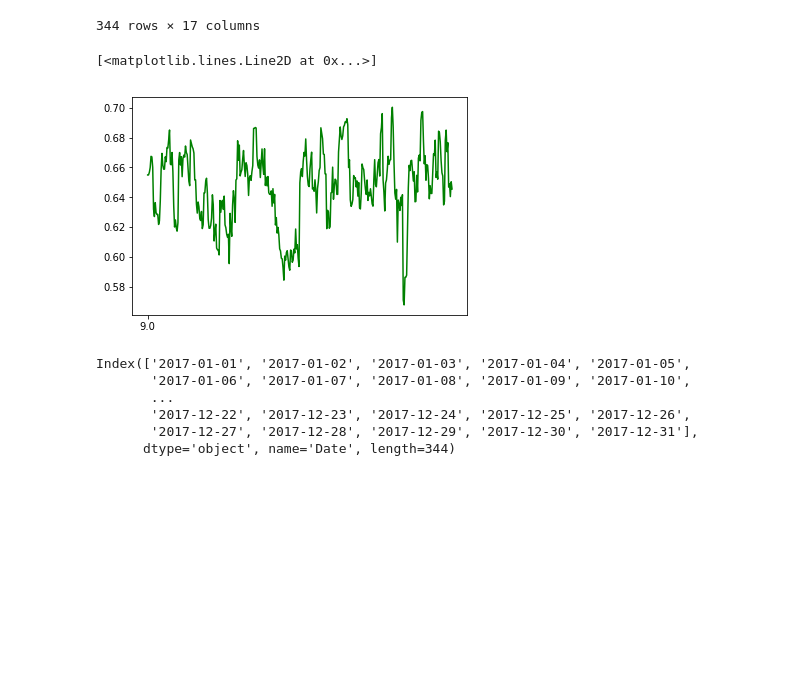
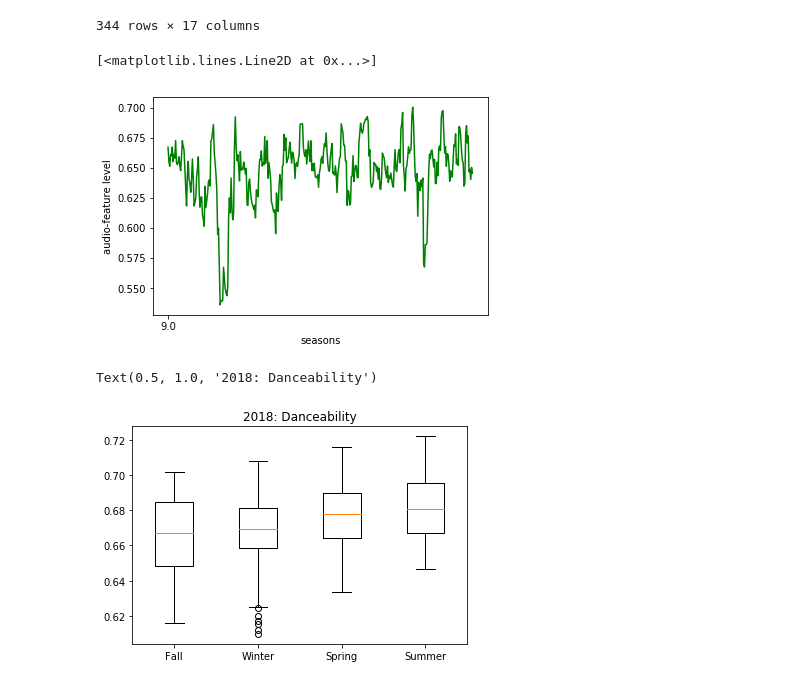
Before and after one commit to ajt025/Moodsic, a Jupyter notebook: Scraping url.ipynb, the cells around one changed output. Cells and saved outputs as stored; diff of their text form; code cells hidden in the pictures; blank space fills up the shorter version.

Commit message:
added boxplot and csv files

```diff
--- a/Scraping url.ipynb
+++ b/Scraping url.ipynb
@@ -215,26 +193,36 @@ df_2017
 # %%
 # Plotting
 import matplotlib.pyplot as plt
 # ### Drawing a Line Plot
 # star = mpath.Path.unit_regular_star(6)
 # circle = mpath.Path.unit_circle()
 # # concatenate the circle with an internal cutout of the star
 # verts = np.concatenate([circle.vertices, star.vertices[::-1, ...]])
 # codes = np.concatenate([circle.codes, star.codes])
 # cut_star = mpath.Path(verts, codes)
 days = df_2018['Month']
+seasons = df_2018['Season']
 danceability = df_2018['energy']
-plt.xticks(range(1), days)
+plt.xticks(range(1),days)
+plt.xlabel("seasons")
+plt.ylabel("audio-feature level")
 plt.plot(danceability,color='green')
 # %% [output]
 [<matplotlib.lines.Line2D at 0x...>]
-[figure, old version]
+[figure, new version]
-# %%
-df_2017.i
-# %% [output]
-Index(['2017-01-01', '2017-01-02', '2017-01-03', '2017-01-04', '2017-01-05',
-       '2017-01-06', '2017-01-07', '2017-01-08', '2017-01-09', '2017-01-10',
-       ...
-       '2017-12-22', '2017-12-23', '2017-12-24', '2017-12-25', '2017-12-26',
-       '2017-12-27', '2017-12-28', '2017-12-29', '2017-12-30', '2017-12-31'],
-      dtype='object', name='Date', length=344)
+# %%
+import numpy as np
+
+ticks = ['Fall', 'Winter', 'Spring', 'Summer']
+fall_list = df_2018.loc[df_2018['Season'] == 'Fall','danceability'].tolist()
+winter_list = df_2018.loc[df_2018['Season'] == 'Winter','danceability'].tolist()
+spring_list = df_2018.loc[df_2018['Season'] == 'Spring','danceability'].tolist()
+summer_list = df_2018.loc[df_2018['Season'] == 'Summer','danceability'].tolist()
+data = [fall_list, winter_list, spring_list, summer_list]
+
+plt.boxplot(data)
+plt.xticks([1,2,3,4], ticks)
+plt.title('2018: Danceability')
+# %% [output]
+Text(0.5, 1.0, '2018: Danceability')
+[figure, added]
```
Also changed, not shown: parts of 2 cells of this notebook, 3 other files.
